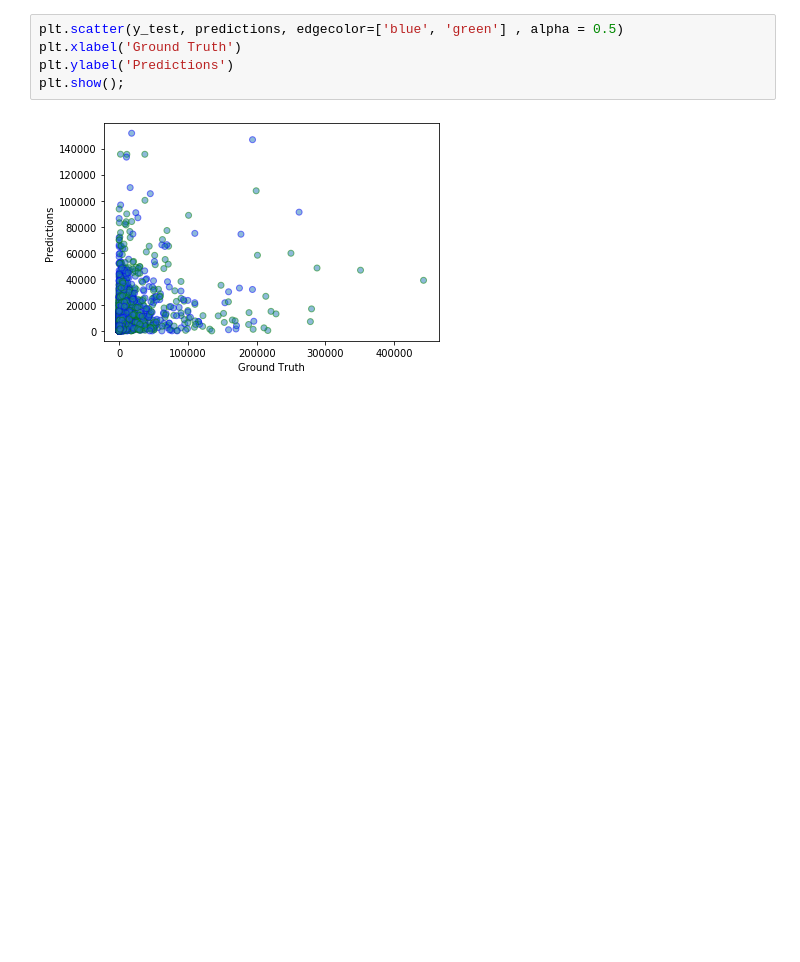
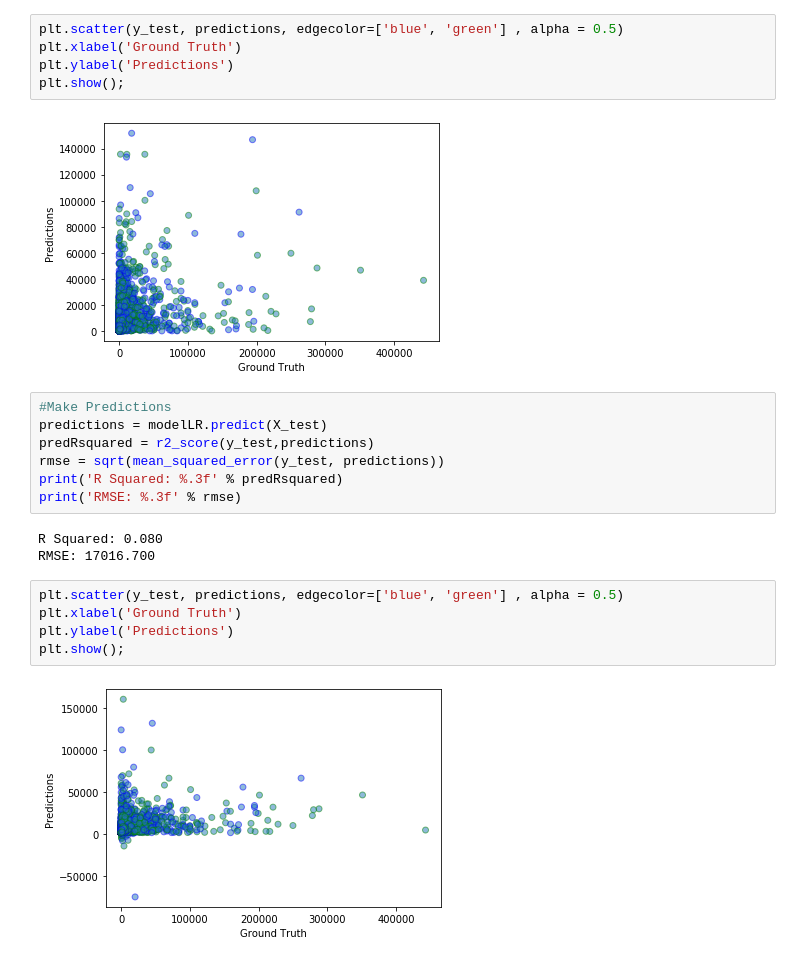
Before and after one commit to ronaldjs/BigDataModels, a Jupyter notebook: Task-3-OneCredit.ipynb, the cells around one changed output. Drawn from its saved outputs; the diff is of its cells as text; blank space fills up the shorter version.

```diff
--- a/Task-3-OneCredit.ipynb
+++ b/Task-3-OneCredit.ipynb
@@ -268,3 +270,20 @@ plt.ylabel('Predictions')
 plt.show();
 # %% [output]
 [figure]
+# %%
+#Make Predictions
+predictions = modelLR.predict(X_test)
+predRsquared = r2_score(y_test,predictions)
+rmse = sqrt(mean_squared_error(y_test, predictions))
+print('R Squared: %.3f' % predRsquared)
+print('RMSE: %.3f' % rmse)
+# %% [output]
+R Squared: 0.080
+RMSE: 17016.700
+# %%
+plt.scatter(y_test, predictions, edgecolor=['blue', 'green'] , alpha = 0.5)
+plt.xlabel('Ground Truth')
+plt.ylabel('Predictions')
+plt.show();
+# %% [output]
+[figure, added]
```
Also changed, not shown: parts of 3 cells of this notebook.
